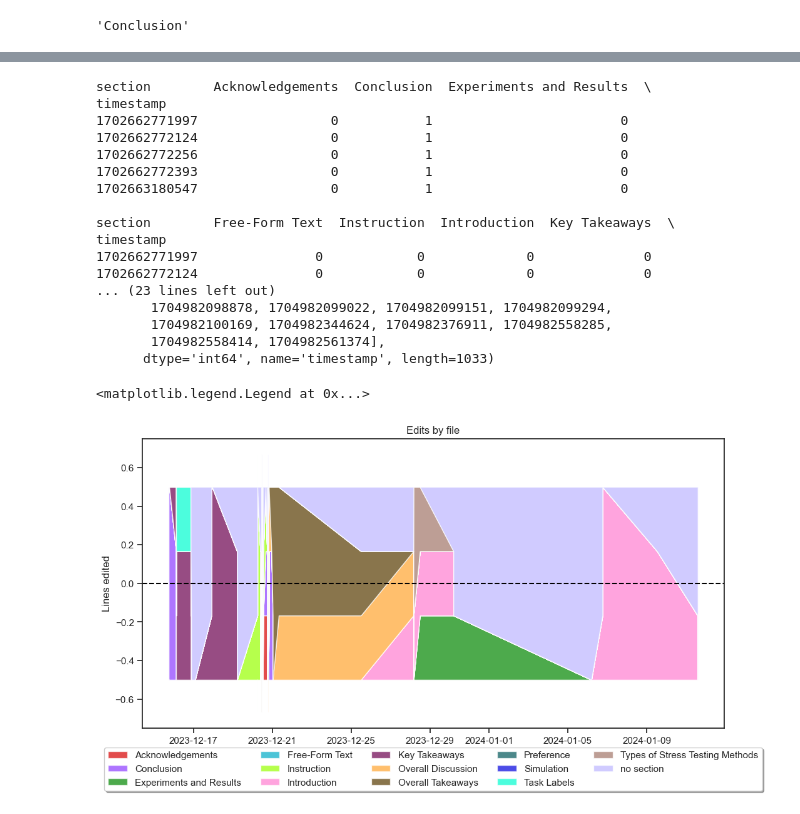
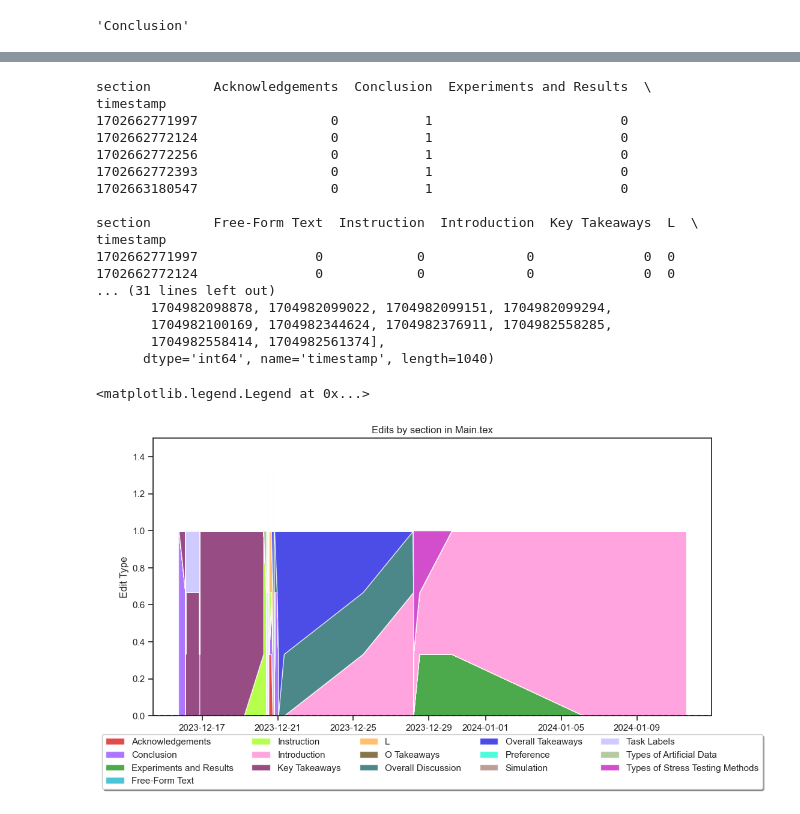
Before and after one commit to minnesotanlp/scholawrite, a Jupyter notebook: analysis/query.ipynb, the cells around one changed output, grey strips where cells are left out. Saved outputs shown, nothing was run; the diff lists cells and outputs as text; code cells hidden in the pictures.

Commit message:
add graphs

```diff
--- a/analysis/query.ipynb
+++ b/analysis/query.ipynb
@@ -128,11 +144,13 @@ ax2.set_xticklabels(ax2.get_xticklabels(), rotation=40, ha="right")
 # %%
-df["edits"] = df["editingLines"].apply(len)
+#df["edits"] = df["revision"].apply(len)
+df["edits"] = df.apply(lambda x: count_op(None, x["revision"]), axis=1)
+
 df["cum_edits"] = df["edits"].cumsum()
 
 fig, ax = plt.subplots(1, 1, constrained_layout = True)
 
 ax = sns.lineplot(df["cum_edits"], ax=ax)
-ax.set(xlabel='Edit Number', ylabel='Lines Edited')
+ax.set(xlabel='Edit Number', ylabel='Revisions')
 ax.set_xticklabels(ax.get_xticklabels(), rotation=40, ha="right")
 # %% [output]
 [Text(-5000.0, 0, '−5000'),
@@ -247,7 +309,7 @@ Len: 3
 import re
 
 def get_section_edited(text, line, editingLines):
-    edit_line = int(line) - int(editingLines[0])
+    edit_line = int(line)
 
     matches = list(re.finditer("\\\\section", text))
 
@@ -321,5 +385,19 @@ absolute line 336
+# %%
+def recreate_text(revision_arr):
+    text = ""
+    for diff in revision_arr:
+        op, data = diff[:2]
+
+        if op == 0 or op == 1:
+            text += data
+        elif op == 2:
+            raise Exception("illegal operations in diff")
+
+    return text
 # %%
-df1["section"] = df1.apply(lambda x: get_section_edited(x["text"], x["line"], x["editingLines"]), axis=1)
+df1["full_text"] = df1.apply(lambda x: recreate_text(x["revision"]), axis=1)
+
+df1["section"] = df1.apply(lambda x: get_section_edited(x["full_text"], x["line"], x["editingLines"]), axis=1)
 
 fig, ax = plt.subplots(figsize=(12, 6))
 
@@ -360,40 +445,41 @@ pivot_df.index = pd.to_datetime(pivot_df.index, unit="ms")
 fig, ax = plt.subplots(figsize=(12, 6))
 
 #colors = sns.color_palette('hls', len(pivot_df.columns))
 colors = sns.color_palette(cc.glasbey, n_colors=len(pivot_df.columns))
 
 ax.set_prop_cycle('color', colors)
 
-ax.stackplot(pivot_df.index, pivot_df.values.T, labels=pivot_df.columns, alpha=0.7, baseline="sym")
+ax.stackplot(pivot_df.index, pivot_df.values.T, labels=pivot_df.columns, alpha=0.7, baseline="zero")
 
 # Add labels and title
 ax.set_xlabel('Timestamp')
-ax.set_ylabel('Lines edited')
-ax.set_title('Edits by file')
-ax.set_ylim((-0.75,0.75))
+ax.set_ylabel('Edit Type')
+#ax.set_yticklabels([])
+ax.set_title('Edits by section in Main.tex')
+ax.set_ylim((0, 1.5))
 ax.axhline(0, color="black", ls="--");
 ax.xaxis.set_major_formatter(mdates.DateFormatter('%Y-%m-%d'))
 
 
 ax.legend(pivot_df.columns,loc='upper center', bbox_to_anchor=(0.5, -0.05),
           fancybox=True, shadow=True, ncol=5)
 # %% [output]
 section        Acknowledgements  Conclusion  Experiments and Results  \
 timestamp
 1702662771997                 0           1                        0
 1702662772124                 0           1                        0
 1702662772256                 0           1                        0
 1702662772393                 0           1                        0
 1702663180547                 0           1                        0
 
-section        Free-Form Text  Instruction  Introduction  Key Takeaways  \
+section        Free-Form Text  Instruction  Introduction  Key Takeaways  L  \
 timestamp
-1702662771997               0            0             0              0
-1702662772124               0            0             0              0
-... (23 lines left out)
+1702662771997               0            0             0              0  0
+1702662772124               0            0             0              0  0
+... (31 lines left out)
        1704982098878, 1704982099022, 1704982099151, 1704982099294,
        1704982100169, 1704982344624, 1704982376911, 1704982558285,
        1704982558414, 1704982561374],
-      dtype='int64', name='timestamp', length=1033)
+      dtype='int64', name='timestamp', length=1040)
 <matplotlib.legend.Legend at 0x...>
-[figure, old version]
+[figure, new version]
```
Also changed, not shown: parts of 12 cells of this notebook.
